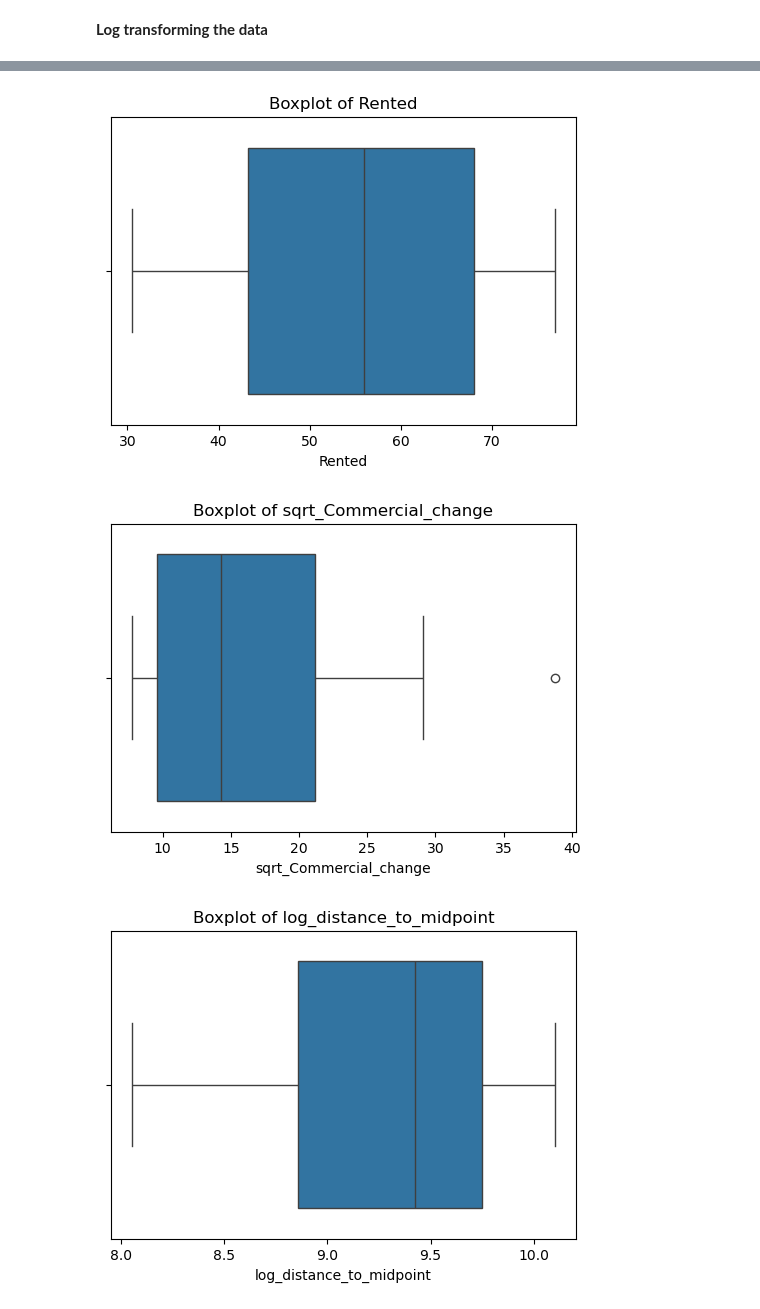
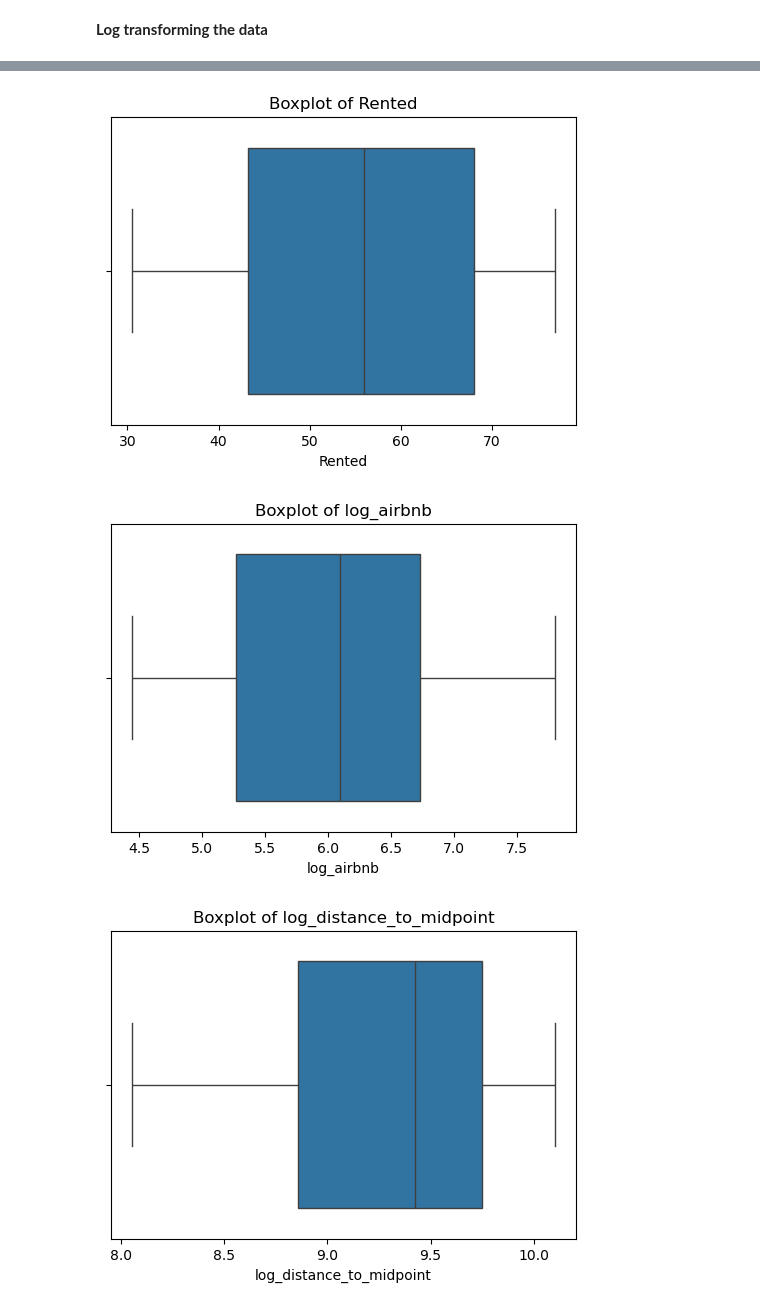
Before and after one commit to a-saveleva/FSDS_Slap, a Jupyter notebook: Regression.ipynb, the cells around one changed output, grey strips where cells are left out. Saved outputs shown, nothing was run; the diff lists cells and outputs as text; code cells hidden in the pictures.

```diff
--- a/Regression.ipynb
+++ b/Regression.ipynb
@@ -659,0 +646,21 @@ merged_second = gpd.sjoin(airbnb_gdf_second, boro_gdf, how='inner', predicate='w
+# %%
+# Calculate counts per borough for both time periods
+counts_first_gdf = airbnb_count(airbnb_gdf_first, boro_gdf)[0]
+counts_second_gdf = airbnb_count(airbnb_gdf_second, boro_gdf)[0]
+
+# Calculate percentage change
+columns_to_compare = ['total_airbnbs', 'total_entireha', 'total_privateroom']
+percentage_change_gdf = rel_prcnt_change_gdfs(counts_first_gdf, counts_second_gdf, columns_to_compare)
+
+# Visualize the percentage change for total_airbnbs
+fig, ax = plt.subplots(1, 1, figsize=(12, 8))
+percentage_change_gdf.plot(column='total_airbnbs', cmap='RdYlGn', legend=True, ax=ax)
+ax.set_title('Percentage Change in Total Airbnbs by Borough', fontsize=16)
+ax.set_axis_off()
+
+# Save the result as an image or display it
+plt.tight_layout()
+plt.show()
+#print(percentage_change_gdf)
+
+print(counts_first_gdf)
@@ -951,7 +930,7 @@ vacantprops_with_tenure = pd.merge(df_vacantprops[['LAcode', 'LAname', 2023]],
 # Merging vacantprops_with_tenure with merged_borough_counts to add Commercial Change
 vacantprops_with_tenure_and_commercial = pd.merge(
     vacantprops_with_tenure,
-    merged_borough_counts[['GSS_CODE', 'Listings_Count_first']],
+    counts_first_gdf[['GSS_CODE', 'total_airbnbs']],
     left_on='LAcode',  # Merge on LAcode from vacantprops_with_tenure
     right_on='GSS_CODE',  # Merge on GSS_CODE from merged_borough_counts
     how='inner'  # Inner join to only keep matching rows
@@ -1012,14 +991,14 @@ print(final_data_cleaned)
 import numpy as np
 
 # sqrt transform the 'Commercial_change' and '2023' columns heteroscedastic
-final_data_cleaned['sqrt_Listings_Count_first'] = np.sqrt(final_data_cleaned['Listings_Count_first'])
+final_data_cleaned['sqrt_airbnb'] = np.sqrt(final_data_cleaned['total_airbnbs'])
 final_data_cleaned['log_2023'] = np.log(final_data_cleaned[2023])
 
 final_data_cleaned['log_distance_to_midpoint'] = np.log(final_data_cleaned['distance_to_midpoint'] + 1)  # Add 1 to avoid log(0)
 final_data_cleaned['sqrt_pricedif'] = np.sqrt(final_data_cleaned['Price_Difference'] + 1)  # Add 1 to avoid log(0)
 
 
-#because hetero
+#because heteroscedastic
 
 # Display the dataframe after log transformation
 print(final_data_cleaned)
@@ -1027,7 +1006,7 @@ print(final_data_cleaned)
 ## --- doing the shapiro test again on both
         ## logged commercial data ##
 # Perform the Shapiro-Wilk test
-stat, p_value = shapiro(final_data_cleaned['sqrt_Listings_Count_first'])
+stat, p_value = shapiro(final_data_cleaned['log_airbnb'])
 ## Shapiro-Wilk Test Statistic: 0.9556339522701023
 #P-value: 0.20788115435839877
 
@@ -1053,14 +1032,14 @@ plt.figure(figsize=(12, 6))
 
 # Plot histogram for log-transformed Commercial Change
 plt.subplot(1, 2, 1)  # 1 row, 2 columns, 1st subplot
-sns.histplot(final_data_cleaned['log_Commercial_change'], kde=True, color='blue')
+sns.histplot(final_data_cleaned['log_airbnb'], kde=True, color='blue')
 plt.title('Histogram of Log-Transformed Commercial Change')
-plt.xlabel('Log of Commercial Change')
+plt.xlabel('Log of airbnb percentage change data')
 plt.ylabel('Frequency')
 
 # Plot histogram for log-transformed 2023 values
 plt.subplot(1, 2, 2)  # 1 row, 2 columns, 2nd subplot
-sns.histplot(final_data_cleaned['sqrt_2023'], kde=True, color='green')
+sns.histplot(final_data_cleaned['log_2023'], kde=True, color='green')
 plt.title('Histogram of Log-Transformed 2023')
 plt.xlabel('Log of 2023 Values')
 plt.ylabel('Frequency')
@@ -1075,24 +1071,24 @@ SyntaxError: unterminated string literal (detected at line 19) (3744631146.py, l
 # %%
 ## checking for outliers and removing them after seeing that the residuals vs fitted plot is no normal
 ## scattered around 0
 import matplotlib.pyplot as plt
 import seaborn as sns
 
 # List of variables to check for outliers
-vars_ = ['log_2023', 'Owned', 'Rented', 'sqrt_Commercial_change', 'log_distance_to_midpoint', 'sqrt_pricedif']
+vars_ = ['log_2023', 'Owned', 'Rented', 'log_airbnb', 'log_distance_to_midpoint', 'sqrt_pricedif']
 
 # boxplots for each variable
 for var in vars_:
     plt.figure(figsize=(6, 4))
     sns.boxplot(x=final_data_cleaned[var])
     plt.title(f'Boxplot of {var}')
     plt.show()
 #as you can see there are outliers present even after transforming which may impact the models functionality
 # %% [output]
 [figure]
 [figure]
 [figure]
-[figure, old version]
+[figure, new version]
 [figure]
 [figure]
 # %%
```
Also changed, not shown: parts of 19 cells of this notebook.
